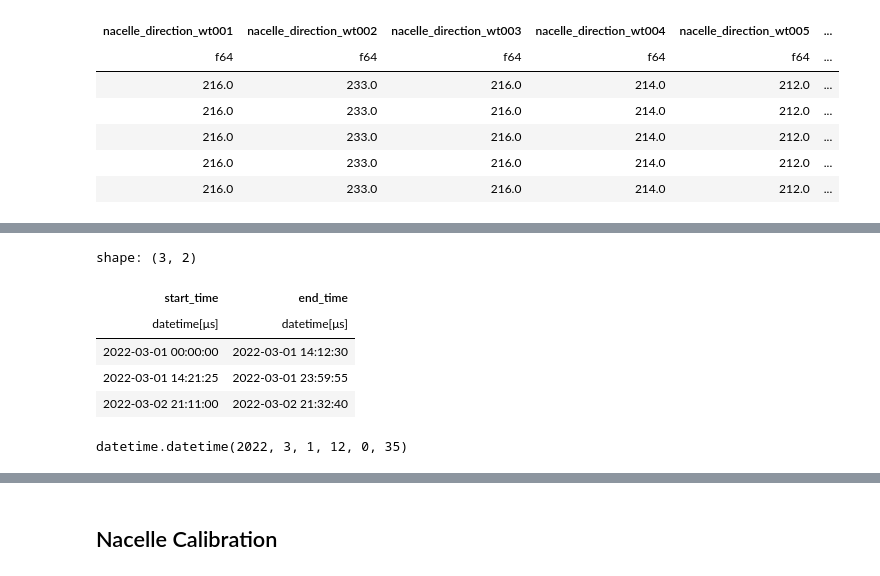
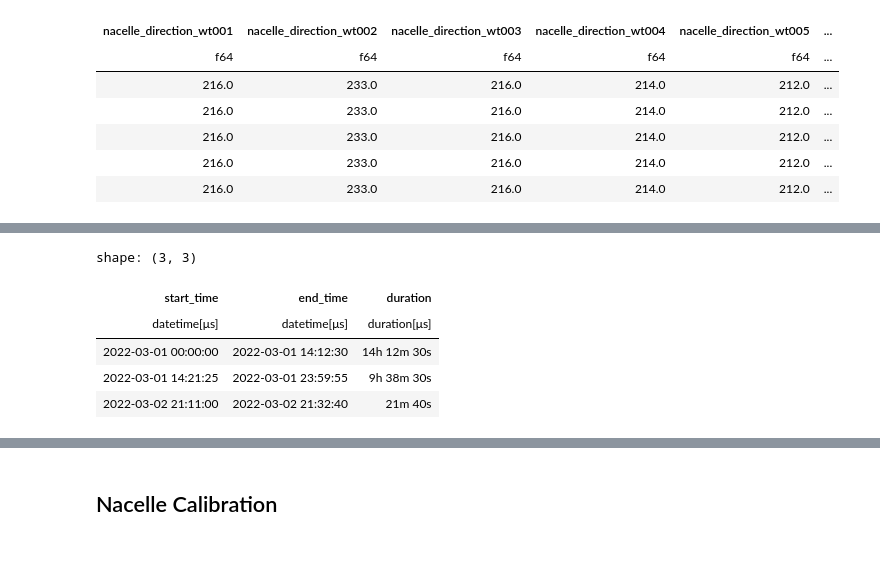
Before and after one commit to achenry/wind-forecasting, a Jupyter notebook: wind_forecasting/preprocessing/preprocessing_main.ipynb, the cells around one changed output, grey strips where cells are left out. Cells and saved outputs as stored; diff of their text form; code cells hidden in the pictures.

```diff
--- a/wind_forecasting/preprocessing/preprocessing_main.ipynb
+++ b/wind_forecasting/preprocessing/preprocessing_main.ipynb
@@ -850,57 +870,0 @@ shape: (5, 3)
-# %%
-# end_times_to_merge = df_query_not_missing.filter(((pl.col("end_time") + np.timedelta64(data_loader.dt, "s")) == (pl.col("start_time").shift(-1)))).collect().select("end_time").to_numpy()
-from datetime import timedelta
-all_start_times = df_query_not_missing.select(pl.col("start_time")).collect()
-all_end_times = df_query_not_missing.select(pl.col("end_time")).collect()
-
-data = {"start_time":[], "end_time": []}
-i = 0
-#TODO loop through and merge as long as the shifted -1 end time + dt == the start time
-
-start_time_idx = 0
-end_time_idx = 0
-for 1:
-    end_time = all_end_times.item(end_time_idx, "end_time")
-    if (i + 1 < all_start_times.select(pl.len()).item()):
-        break
-
-    if (end_time + timedelta(seconds=data_loader.dt)  == all_start_times.item(i + 1, "start_time")):
-        continue
-
-    data["start_time"].append(all_start_times.item(start_time_idx, "start_time"))
-    data["end_time"].append(end_time)
-
-    start_time_idx = i + 1
-
-pl.DataFrame(data)
-# %% [output]
-shape: (3, 2)
-| start_time | end_time |
-| datetime[μs] | datetime[μs] |
-| 2022-03-01 00:00:00 | 2022-03-01 14:12:30 |
-| 2022-03-01 14:21:25 | 2022-03-01 23:59:55 |
-| 2022-03-02 21:11:00 | 2022-03-02 21:32:40 |
-# %%
-all_start_times.item(i+1, "start_time")
-# %% [output]
-datetime.datetime(2022, 3, 1, 12, 0, 35)
-# %%
-# merge rows with end times corresponding to start times of the next row into the next row, until no more rows need to be merged
-while 1:
-  # get the end times which should be merged with subsequent rows
-  end_times_to_merge = df_query_not_missing.filter(((pl.col("end_time") + np.timedelta64(data_loader.dt, "s")) == (pl.col("start_time").shift(-1)))).collect().select("end_time")
-
-  if end_times_to_merge.select(pl.len()).item() == 0:
-    break
-
-  df_query_not_missing = df_query_not_missing.select(pl.when(pl.col("end_time").is_in(end_times_to_merge)).then(pl.col("start_time")).alias("start_time"),
-                                                     pl.when(pl.col("end_time").is_in(end_times_to_merge)).then(pl.col("end_time").shift(-1)).alias("end_time"))\
-                                            .drop_nulls()
-
-df_query_not_missing = df_query_not_missing.with_columns((pl.col("end_time") - pl.col("start_time")).alias("duration")).drop_nulls()
-
-del end_times_to_merge
-
-# df_query_not_missing = group_df_by_continuity(pl.concat([df_query_not_missing_times, df_query_missing_times]), df_query_not_missing)
-df_query_missing = group_df_by_continuity(df_query2, df_query_missing)
-df_query_not_missing = group_df_by_continuity(df_query2, df_query_not_missing)
@@ -906,0 +874,9 @@ df_query_not_missing = group_df_by_continuity(df_query2, df_query_not_missing)
+# %%
+df_query_not_missing.collect()
+# %% [output]
+shape: (3, 3)
+| start_time | end_time | duration |
+| datetime[μs] | datetime[μs] | duration[μs] |
+| 2022-03-01 00:00:00 | 2022-03-01 14:12:30 | 14h 12m 30s |
+| 2022-03-01 14:21:25 | 2022-03-01 23:59:55 | 9h 38m 30s |
+| 2022-03-02 21:11:00 | 2022-03-02 21:32:40 | 21m 40s |
```
Also changed, not shown: parts of 10 cells of this notebook, 2 other files.
